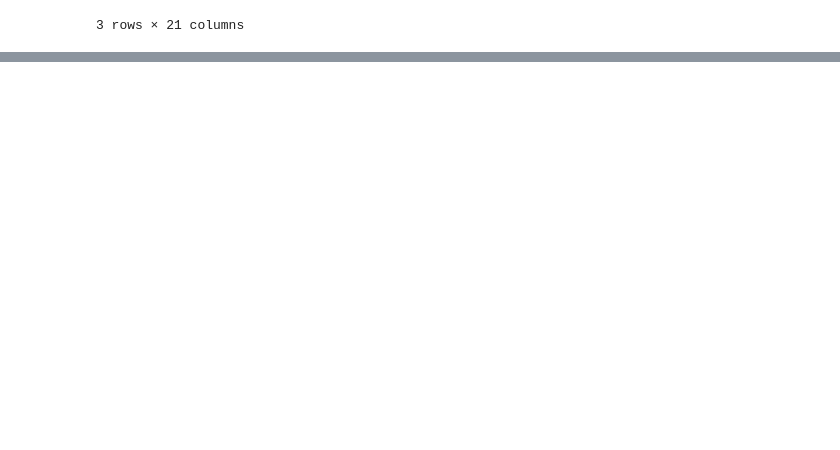
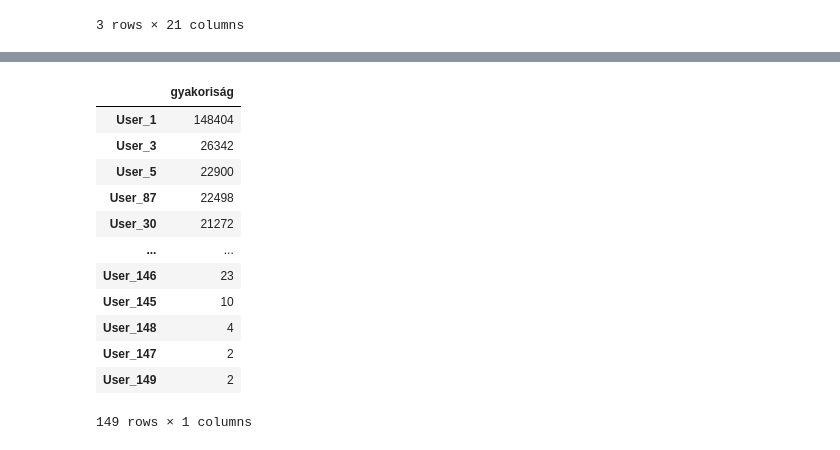
Before and after one commit to csnorbi18/Projekt, a Jupyter notebook: BPI_Challenge_2017.ipynb, the cells around one changed output, grey strips where cells are left out. Drawn from its saved outputs; the diff is of its cells as text; code cells hidden in the pictures; blank space fills up the shorter version.

```diff
--- a/BPI_Challenge_2017.ipynb
+++ b/BPI_Challenge_2017.ipynb
@@ -142,0 +169,23 @@ dtype: object
+# %%
+if "org:resource" in log.columns:
+    resources = pm4py.get_event_attribute_values(log, "org:resource")
+    resource_table = (
+        pd.Series(resources, name="gyakoriság")
+        .sort_values(ascending=False)
+        .to_frame()
+    )
+    display(resource_table)
+# %% [output]
+|  | gyakoriság |
+| User_1 | 148404 |
+| User_3 | 26342 |
+| User_5 | 22900 |
+| User_87 | 22498 |
+| User_30 | 21272 |
+| ... | ... |
+| User_146 | 23 |
+| User_145 | 10 |
+| User_148 | 4 |
+| User_147 | 2 |
+| User_149 | 2 |
+149 rows × 1 columns
```
Also changed, not shown: parts of 6 cells of this notebook.
